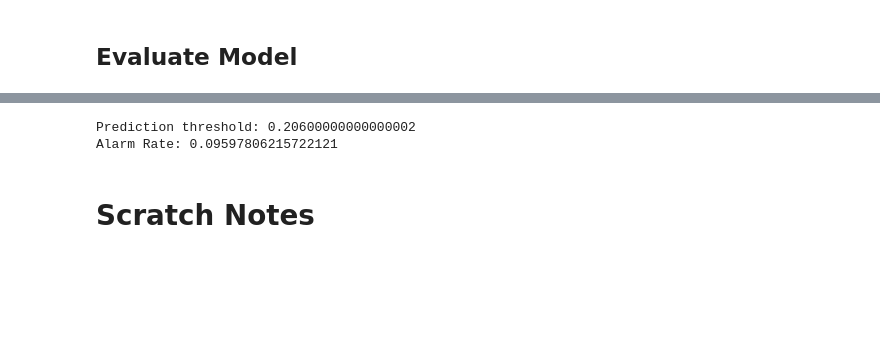
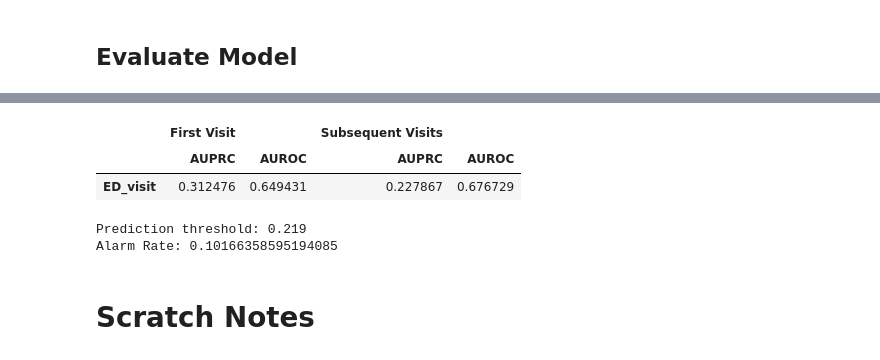
Before and after one commit to ml4oncology/PredUCE, a Jupyter notebook: notebooks/acu/2. Clinic-Centered-Emerg-Pred.ipynb, the cells around one changed output, grey strips where cells are left out. Saved outputs shown, nothing was run; the diff lists cells and outputs as text; code cells hidden in the pictures; blank space fills up the shorter version.

```diff
--- a/notebooks/acu/2. Clinic-Centered-Emerg-Pred.ipynb
+++ b/notebooks/acu/2. Clinic-Centered-Emerg-Pred.ipynb
@@ -228,11 +248,22 @@ pd.concat([evaluate_test(model, X_test, Y_test) for alg, model in models.items()
+# %%
+model = models['XGB']
+mask = metainfo_test['treatment_date'].isnull()
+pd.concat([
+    evaluate_test(model, X_test[mask], Y_test[mask]),
+    evaluate_test(model, X_test[~mask], Y_test[~mask])
+], keys=['First Visit', 'Subsequent Visits']).T
+# %% [output]
+|  | First Visit |  | Subsequent Visits |  |
+|  | AUPRC | AUROC | AUPRC | AUROC |
+| ED_visit | 0.312476 | 0.649431 | 0.227867 | 0.676729 |
 # %%
 # compute threshold that achieves 10% alarm rate
-pred = predict(models['XGB']['ED_visit'], X_test)
+pred = predict(model['ED_visit'], X_test)
 for pred_threshold in np.arange(0, 1.0, 0.001):
     alarm_rate = np.mean(pred > pred_threshold)
     if np.isclose(alarm_rate, 0.1, atol=0.005):
         print(f'Prediction threshold: {pred_threshold}\nAlarm Rate: {alarm_rate}')
         break
 # %% [output]
-Prediction threshold: 0.20600000000000002
-Alarm Rate: 0.09597806215722121
+Prediction threshold: 0.219
+Alarm Rate: 0.10166358595194085
```
Also changed, not shown: parts of 20 cells of this notebook, 6 other files.
